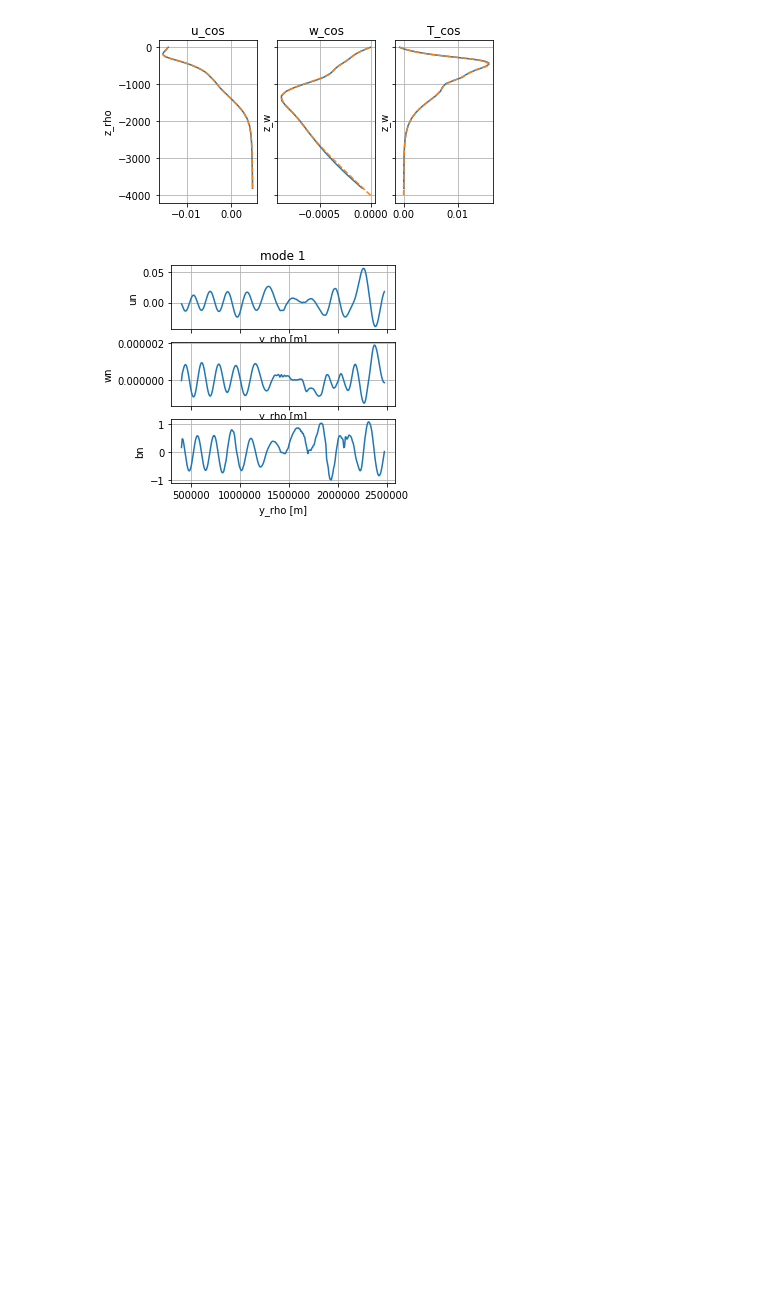
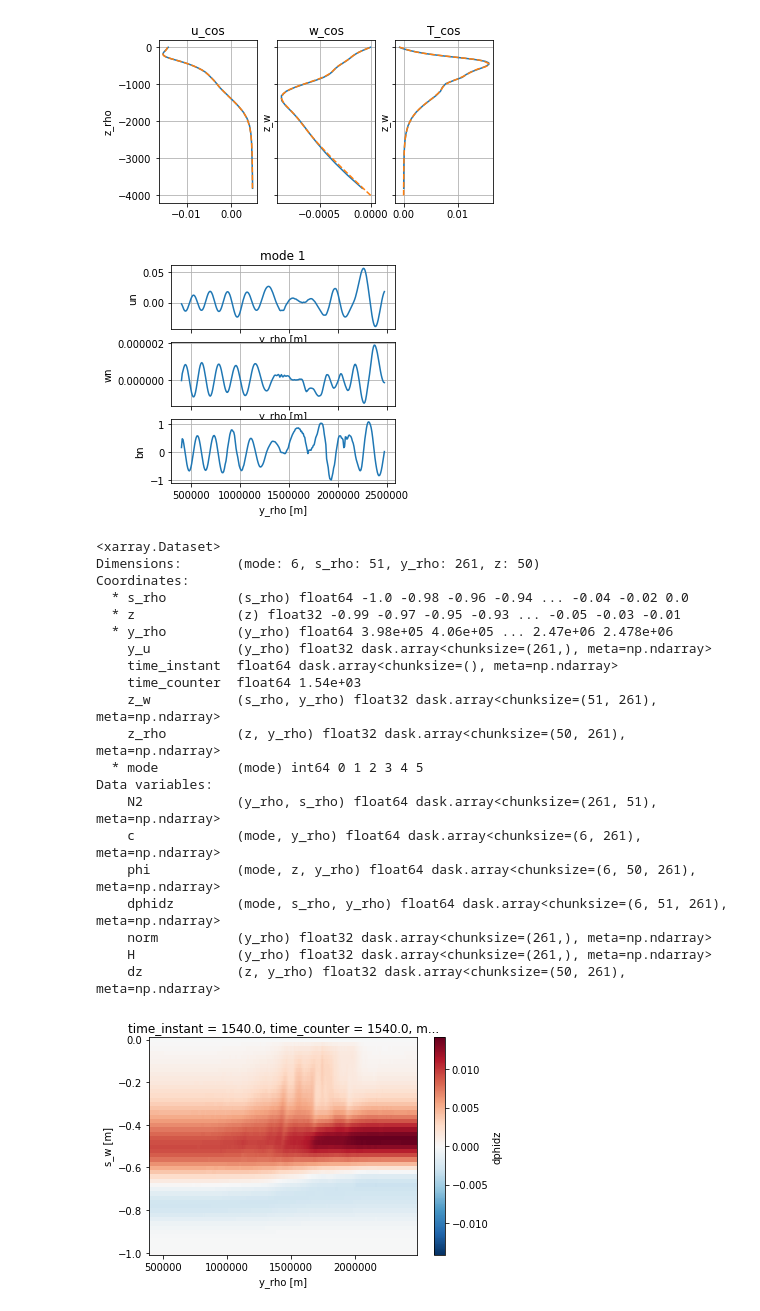
Before and after one commit to slgentil/croco, a Jupyter notebook: tutorials/dev/proj_modes.ipynb, the cells around one changed output. Drawn from its saved outputs; the diff is of its cells as text; code cells hidden in the pictures; blank space fills up the shorter version.

Commit message:
getting close to the end but vmodes bug with 1 dimensional DataArray

```diff
--- a/tutorials/proj_modes.ipynb
+++ b/tutorials/dev/proj_modes.ipynb
@@ -127,19 +127,6 @@ if not docal:
     ds, ds_mean = stored_data['ds_r'], stored_data['ds_mean']
     N2, zr_mean, zw_mean = ds_mean.N2, ds_mean.z_rho, ds_mean.z_w
     r, xgrid = stored_data['r'], stored_data['xgrid']
-
-if False:
-    ds_mean = xr.load_dataset(filemean+".nc")
-    ds = xr.load_dataset(filename+".nc")
-    N2, zr_mean, zw_mean = ds_mean.N2, ds_mean.z_rho, ds_mean.z_w
-    if "xgrid" not in ds.attrs:
-        with open(filegrid, mode="r") as fp:
-            gridcoord = json.load(fp)
-        ds.attrs['xgrid'] = Grid(ds, coords=gridcoord)
-    xgrid = ds.attrs['xgrid']
-
-    # I still need to load the run to initialize the Run object
-    r = pp.Run(root_path+run, prefix='file_',open_nc=['grid'], verbose=True)
 # %% [markdown]
 ## Compute vertical modes N2(x,y,$\bar{z}$) -> $\phi_{n}$(x,y,$\bar{z}$)
 
@@ -275,3 +262,44 @@ for ax in axs:
     ax.grid(True)
 # %% [output]
 [figure]
+# %%
+### testing with different dimension names
+## It works but I have an interrogation: why does plotting display hold name for vertical dim???
+
+s_rho, s_w = "z", "s_rho" # replacement names
+
+db = ds_mean.rename({"s_rho":s_rho, "s_w":s_w})
+
+# create new xgcm grid
+gridcoord = {key:val.coords for key,val in r.xgrid.axes.items() if key not in "xi"}
+gridcoord['v'] = gridcoord.pop("s")
+gridcoord['v']['center'] = s_rho
+gridcoord['v']['outer'] = s_w
+bgrid = Grid(db, coords=gridcoord, periodic=['eta'])
+
+vmades = vmd.Vmodes(bgrid, db.z_rho, db.z_w, db.N2, 5, persist=True) # working version
+
+vmades['dphidz'].sel(mode=2).plot()
+vmades.ds
+# %% [output]
+<xarray.Dataset>
+Dimensions:       (mode: 6, s_rho: 51, y_rho: 261, z: 50)
+Coordinates:
+  * s_rho         (s_rho) float64 -1.0 -0.98 -0.96 -0.94 ... -0.04 -0.02 0.0
+  * z             (z) float32 -0.99 -0.97 -0.95 -0.93 ... -0.05 -0.03 -0.01
+  * y_rho         (y_rho) float64 3.98e+05 4.06e+05 ... 2.47e+06 2.478e+06
+    y_u           (y_rho) float32 dask.array<chunksize=(261,), meta=np.ndarray>
+    time_instant  float64 dask.array<chunksize=(), meta=np.ndarray>
+    time_counter  float64 1.54e+03
+    z_w           (s_rho, y_rho) float32 dask.array<chunksize=(51, 261), meta=np.ndarray>
+    z_rho         (z, y_rho) float32 dask.array<chunksize=(50, 261), meta=np.ndarray>
+  * mode          (mode) int64 0 1 2 3 4 5
+Data variables:
+    N2            (y_rho, s_rho) float64 dask.array<chunksize=(261, 51), meta=np.ndarray>
+    c             (mode, y_rho) float64 dask.array<chunksize=(6, 261), meta=np.ndarray>
+    phi           (mode, z, y_rho) float64 dask.array<chunksize=(6, 50, 261), meta=np.ndarray>
+    dphidz        (mode, s_rho, y_rho) float64 dask.array<chunksize=(6, 51, 261), meta=np.ndarray>
+    norm          (y_rho) float32 dask.array<chunksize=(261,), meta=np.ndarray>
+    H             (y_rho) float32 dask.array<chunksize=(261,), meta=np.ndarray>
+    dz            (z, y_rho) float32 dask.array<chunksize=(50, 261), meta=np.ndarray>
+[figure, added]
```
Also changed, not shown: 3 other files.
